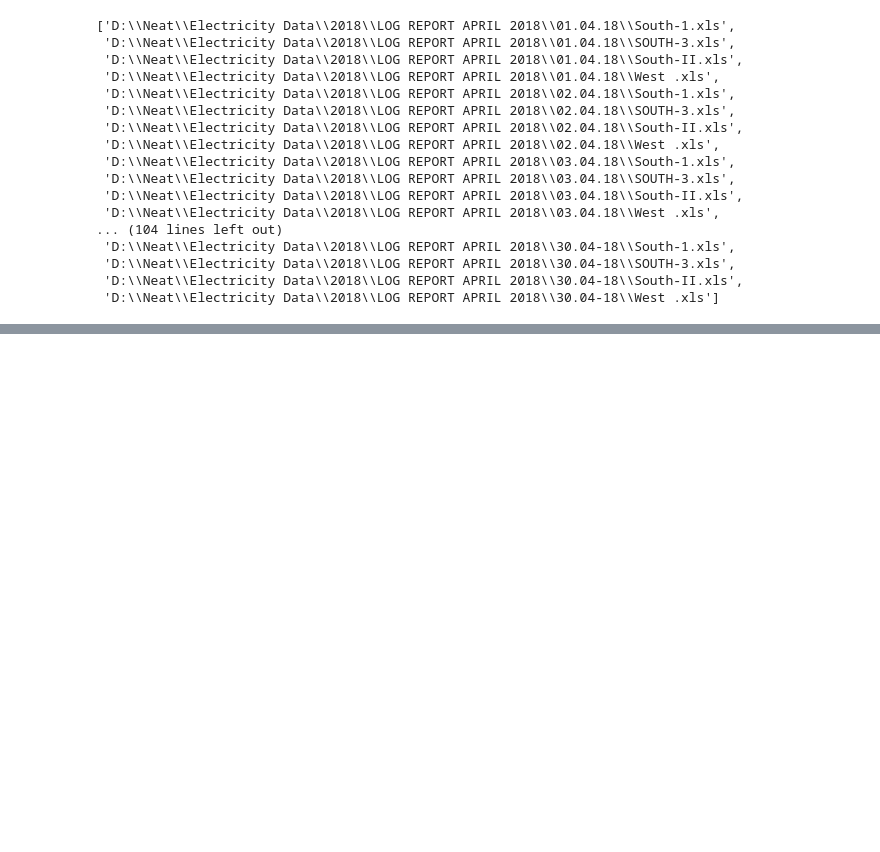
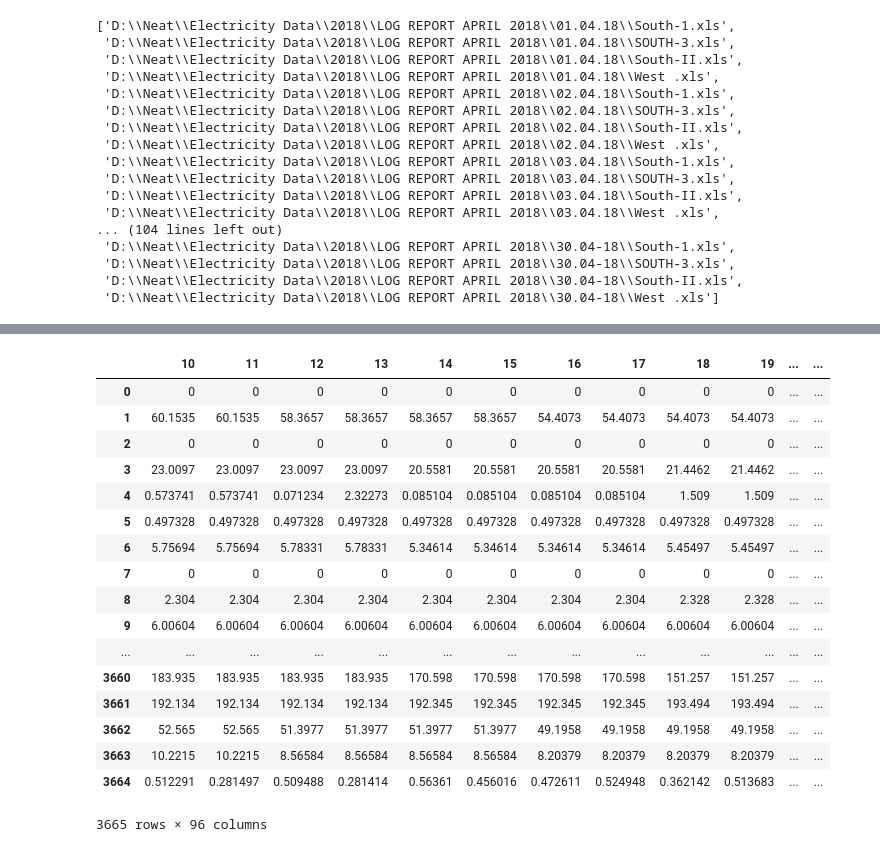
Before and after one commit to susano0/Electric-Fault-Prediction, a Jupyter notebook: Fault_pred.ipynb, the cells around one changed output, grey strips where cells are left out. Saved outputs shown, nothing was run; the diff lists cells and outputs as text; code cells hidden in the pictures; blank space fills up the shorter version.

```diff
--- a/Fault_pred.ipynb
+++ b/Fault_pred.ipynb
@@ -78,0 +187,24 @@ all_data.iloc[:,:]
+# %%
+fault = amp_data[(amp_data[amp_data.columns] == 0).any(axis = 1)]
+# %%
+fault = fault.reset_index(drop = True)
+fault
+# %% [output]
+|  | 10 | 11 | 12 | 13 | 14 | 15 | 16 | 17 | 18 | 19 | ... | ... |
+| 0 | 0 | 0 | 0 | 0 | 0 | 0 | 0 | 0 | 0 | 0 | ... | ... |
+| 1 | 60.1535 | 60.1535 | 58.3657 | 58.3657 | 58.3657 | 58.3657 | 54.4073 | 54.4073 | 54.4073 | 54.4073 | ... | ... |
+| 2 | 0 | 0 | 0 | 0 | 0 | 0 | 0 | 0 | 0 | 0 | ... | ... |
+| 3 | 23.0097 | 23.0097 | 23.0097 | 23.0097 | 20.5581 | 20.5581 | 20.5581 | 20.5581 | 21.4462 | 21.4462 | ... | ... |
+| 4 | 0.573741 | 0.573741 | 0.071234 | 2.32273 | 0.085104 | 0.085104 | 0.085104 | 0.085104 | 1.509 | 1.509 | ... | ... |
+| 5 | 0.497328 | 0.497328 | 0.497328 | 0.497328 | 0.497328 | 0.497328 | 0.497328 | 0.497328 | 0.497328 | 0.497328 | ... | ... |
+| 6 | 5.75694 | 5.75694 | 5.78331 | 5.78331 | 5.34614 | 5.34614 | 5.34614 | 5.34614 | 5.45497 | 5.45497 | ... | ... |
+| 7 | 0 | 0 | 0 | 0 | 0 | 0 | 0 | 0 | 0 | 0 | ... | ... |
+| 8 | 2.304 | 2.304 | 2.304 | 2.304 | 2.304 | 2.304 | 2.304 | 2.304 | 2.328 | 2.328 | ... | ... |
+| 9 | 6.00604 | 6.00604 | 6.00604 | 6.00604 | 6.00604 | 6.00604 | 6.00604 | 6.00604 | 6.00604 | 6.00604 | ... | ... |
+| ... | ... | ... | ... | ... | ... | ... | ... | ... | ... | ... | ... | ... |
+| 3660 | 183.935 | 183.935 | 183.935 | 183.935 | 170.598 | 170.598 | 170.598 | 170.598 | 151.257 | 151.257 | ... | ... |
+| 3661 | 192.134 | 192.134 | 192.134 | 192.134 | 192.345 | 192.345 | 192.345 | 192.345 | 193.494 | 193.494 | ... | ... |
+| 3662 | 52.565 | 52.565 | 51.3977 | 51.3977 | 51.3977 | 51.3977 | 49.1958 | 49.1958 | 49.1958 | 49.1958 | ... | ... |
+| 3663 | 10.2215 | 10.2215 | 8.56584 | 8.56584 | 8.56584 | 8.56584 | 8.20379 | 8.20379 | 8.20379 | 8.20379 | ... | ... |
+| 3664 | 0.512291 | 0.281497 | 0.509488 | 0.281414 | 0.56361 | 0.456016 | 0.472611 | 0.524948 | 0.362142 | 0.513683 | ... | ... |
+3665 rows × 96 columns
```
Also changed, not shown: parts of 34 cells of this notebook.
